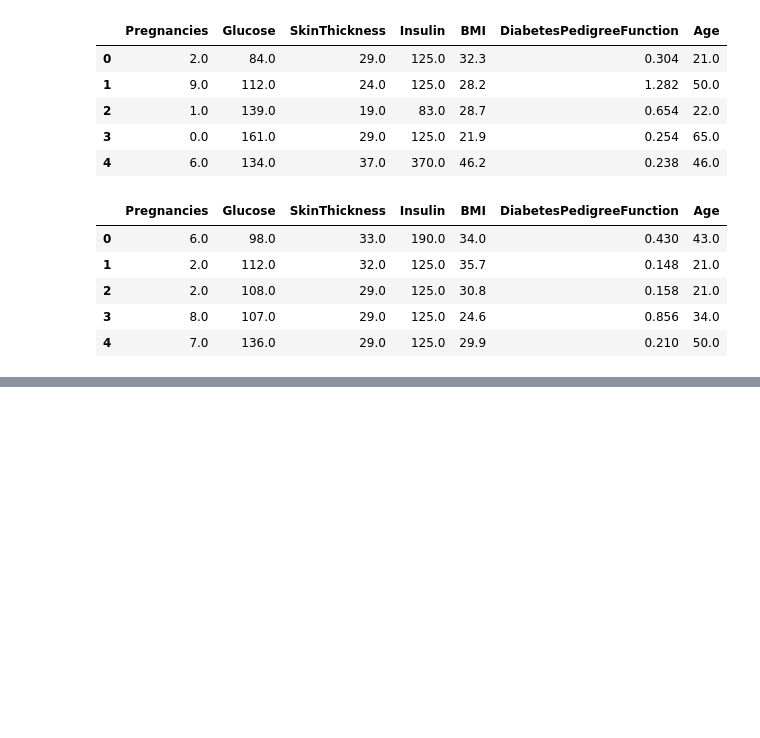
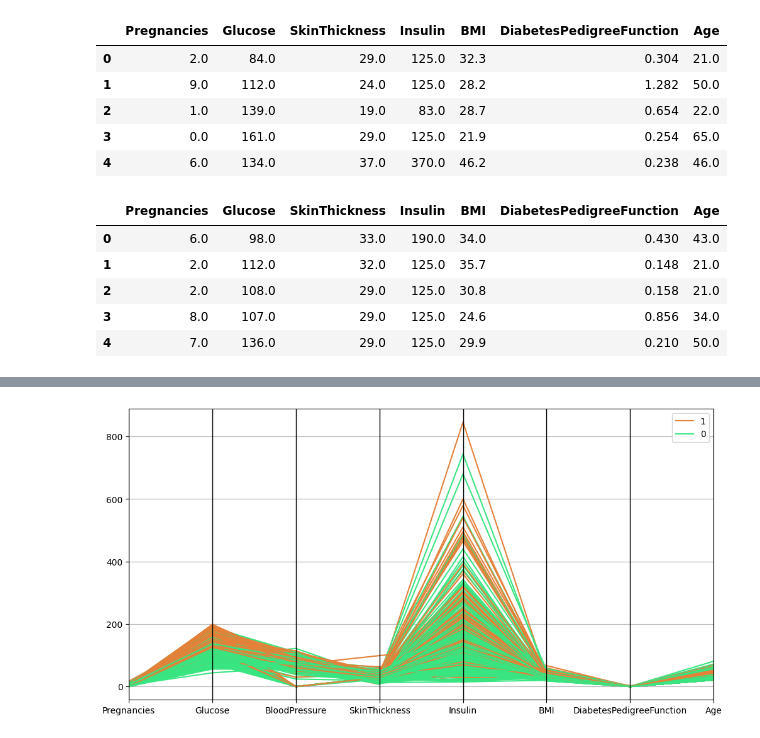
Before and after one commit to bartowen/desicion_tree_algo, a Jupyter notebook: src/explore.ipynb, the cells around one changed output, grey strips where cells are left out. Cells and saved outputs as stored; diff of their text form; code cells hidden in the pictures; blank space fills up the shorter version.

```diff
--- a/src/explore.ipynb
+++ b/src/explore.ipynb
@@ -695,0 +710,8 @@ X_test_sel.to_csv("../data/processed/clean_test.csv", index = False)
+# %%
+plt.figure(figsize=(12, 6))
+
+pd.plotting.parallel_coordinates(df, "Outcome", color = ("#E58139", "#39E581", "#8139E5"))
+
+plt.show()
+# %% [output]
+[figure, added]
```
Also changed, not shown: parts of 4 cells of this notebook.
